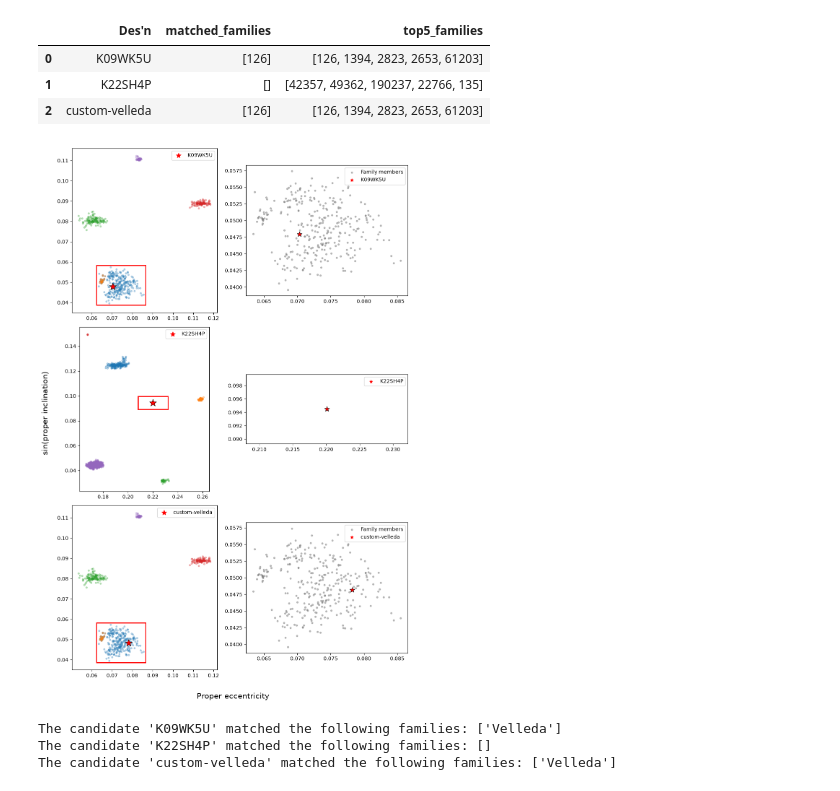
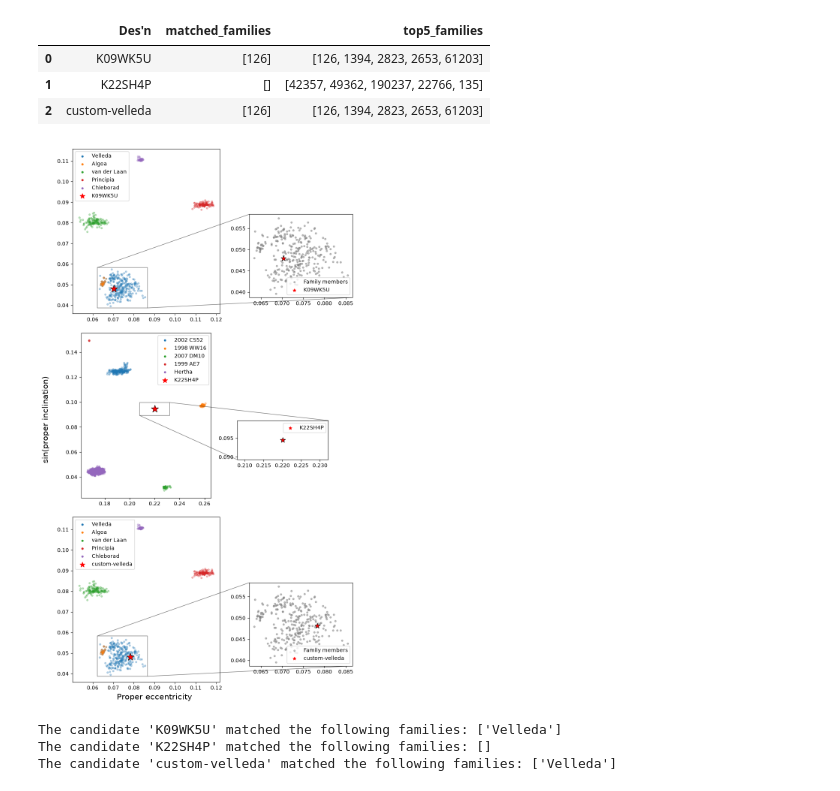
Before and after one commit to YangShen31/proper_elements_prediction, a Jupyter notebook: full_pipeline.ipynb, the cells around one changed output. Drawn from its saved outputs; the diff is of its cells as text; code cells hidden in the pictures.

```diff
--- a/full_pipeline.ipynb
+++ b/full_pipeline.ipynb
@@ -160,7 +163,7 @@ merged_df
 | 2 | custom-velleda | 2.430478 | 0.057222 | 0.046103 | 3.058625 | 1.229569 |
 # %%
 # Load nesvorny dataset
-df = pd.read_csv("data/nesvorny_catalog_dataset.csv")
+df = pd.read_csv("data/nesvorny_catalog_dataset.csv", dtype={"Des'n": 'str'})
 # Verify that we correctly integrated backwards
 # a and e should match the first row in the above table exactly, Incl., Node, and Peri. need to be converted from deg to rad to match
 df[df["Des'n"] == "K09WK5U"][['a', 'e', 'Incl.', 'Node', 'Peri.']]
@@ -436,6 +423,6 @@ merged_df.head()
 # %%
 # array to store potential families for each candidate
-family_nos = []
+family_nos = [''] * len(filenames)
 distances = []
 
 # loop through candidates
@@ -455,16 +442,16 @@ for i in range(len(merged_df)):
 		df_family = pd.read_csv(filename, header=None, names=['propa', 'prope', 'propsini', 'g', 's', 'H',
 				'NumOpps', 'PackedName', 'UnpackedName'])
 		family_number = str(filename).split("/")[-1].split(".")[0].split("_")[1]
+		family_nos[j] = family_number
 
 		# get the designator of the leading asteroid (which we assume is the first)
 		desn = df_family.iloc[0, 7]
-		if str(desn).isdigit():
-			desn = int(desn)
 
 		# get the leading nbody proper elements of the leading asteroid
-		ast_f = df[df["Des'n"] == desn]
+		ast_f = df[df["Des'n"] == str(desn)]
 
 		if ast_f.empty:
+			print(f"Family number {family_number} failed")
 			continue
 
 		# find the distance to the family and save in `pairs`
@@ -477,13 +464,11 @@ for i in range(len(merged_df)):
 		# save the distance to the ith family
 		dists.append(d)
 
-		if i == 0:
-			family_nos.append(family_number)
-
 	# save the distances from this asteroid to all families
 	distances.append(dists)
 
-fam_dists_df = pd.DataFrame(distances, columns=["Des'n"]+family_nos)
+# skip invalid families
+fam_dists_df = pd.DataFrame(distances, columns=["Des'n"]+family_nos)#[f for f in family_nos if f != ''])
 # columns are distances to families
 # rows are candidate asteroids
 fam_dists_df
@@ -552,57 +537,53 @@ from matplotlib.patches import Rectangle
 
 # Plot the detected asteroids with their family in the proper elements phase space
 n = len(df_e)
-fig, axes = plt.subplots(n, 2, figsize=(10, int(n*5)))
+fig, axes = plt.subplots(n, 1, figsize=(10, int(n*5)))
 
 for i in range(n):
 	family_number = results_df.iloc[i]["matched_families"]
 	### RIGHT PLOT
 	# plot the family we identified the asteroid with
+	axins = axes[i].inset_axes([1.2, 0, 0.7, 0.7])
 	if len(family_number) != 0:
 		df_family = read_family_file(family_file_map[family_number[0]])
 		fam_prope = df_family["prope"]
 		fam_propsini = df_family["propsini"]
-		axes[i][1].scatter(fam_prope, fam_propsini, c = "grey", s = 10, alpha = 0.5, label = "Family members")
+		axins.scatter(fam_prope, fam_propsini, c = "grey", s = 10, alpha = 0.5, label = "Family members")
 	# plot the candidate asteroid
-	axes[i][1].scatter(merged_df.iloc[i]["pred_e"], merged_df.iloc[i]["pred_sini"], c = "black", marker='*', s = 100)
-	axes[i][1].scatter(merged_df.iloc[i]["pred_e"], merged_df.iloc[i]["pred_sini"], c = "red", marker='*', s = 35, label = merged_df.iloc[i]["Des'n"])
-	axes[i][1].legend()
-	axes[i][1].set_aspect(1)
+	axins.scatter(merged_df.iloc[i]["pred_e"], merged_df.iloc[i]["pred_sini"], c = "black", marker='*', s = 100)
+	axins.scatter(merged_df.iloc[i]["pred_e"], merged_df.iloc[i]["pred_sini"], c = "red", marker='*', s = 35, label = merged_df.iloc[i]["Des'n"])
+	axins.legend()
+	axins.set_aspect(1)
+
+	# connect the inset and large plots
+	axes[i].indicate_inset_zoom(axins, edgecolor="black")
 
 	### LEFT PLOT
 	# plot all potential families
 	top5_families = results_df.iloc[i]["top5_families"]
 	for f in top5_families:
 		df_family = read_family_file(family_file_map[f])
 		fam_prope = df_family["prope"]
 		fam_propsini = df_family["propsini"]
-		axes[i][0].scatter(fam_prope, fam_propsini, s = 10, alpha = 0.3)#, label = family_name_map[f])
+		axes[i].scatter(fam_prope, fam_propsini, s = 10, alpha = 0.3, label = family_name_map[f])
 
 	# plot the asteroid
-	axes[i][0].scatter(merged_df.iloc[i]["pred_e"], merged_df.iloc[i]["pred_sini"], c = "black", marker='*', s = 200)
-	axes[i][0].scatter(merged_df.iloc[i]["pred_e"], merged_df.iloc[i]["pred_sini"], c = "red", marker='*', s = 100, label = merged_df.iloc[i]["Des'n"])
+	axes[i].scatter(merged_df.iloc[i]["pred_e"], merged_df.iloc[i]["pred_sini"], c = "black", marker='*', s = 200)
+	axes[i].scatter(merged_df.iloc[i]["pred_e"], merged_df.iloc[i]["pred_sini"], c = "red", marker='*', s = 100, label = merged_df.iloc[i]["Des'n"])
 
-	leg = axes[i][0].legend(loc="best")
+	leg = axes[i].legend(loc="best")
 	for lh in leg.legend_handles:
 		lh.set_alpha(1)
 
-	# plot the bounds of the zoomed-in plot in the right column
-	xlim = axes[i][1].get_xlim()
-	ylim = axes[i][1].get_ylim()
-	axes[i][0].add_patch(Rectangle((xlim[0],ylim[0]),xlim[1]-xlim[0],ylim[1]-ylim[0],
-                    edgecolor='red',
-                    facecolor='none',
-                    lw=2))
+	axes[i].set_aspect(1)
 
-	axes[i][0].set_aspect(1)
-
-plt.tight_layout(pad=1.16)
-fig.supxlabel("Proper eccentricity", y = -0.03, size = 15)
-fig.supylabel("sin(proper inclination)", x = -0.03, size = 15)
+plt.tight_layout(pad=2)
+fig.supxlabel("Proper eccentricity", y = 0, size = 15)
+fig.supylabel("sin(proper inclination)", x = 0.2, size = 15)
 fig.savefig("./plots/pipeline_examples.pdf", bbox_inches='tight')
 fig.show()
 # %% [output]
-[figure, old version]
+[figure, new version]
 # %%
 for r, ast in df_e.iterrows():
     matched_families = results_df['matched_families'][r]
```
Also changed, not shown: parts of 11 cells of this notebook, 2 other files.
